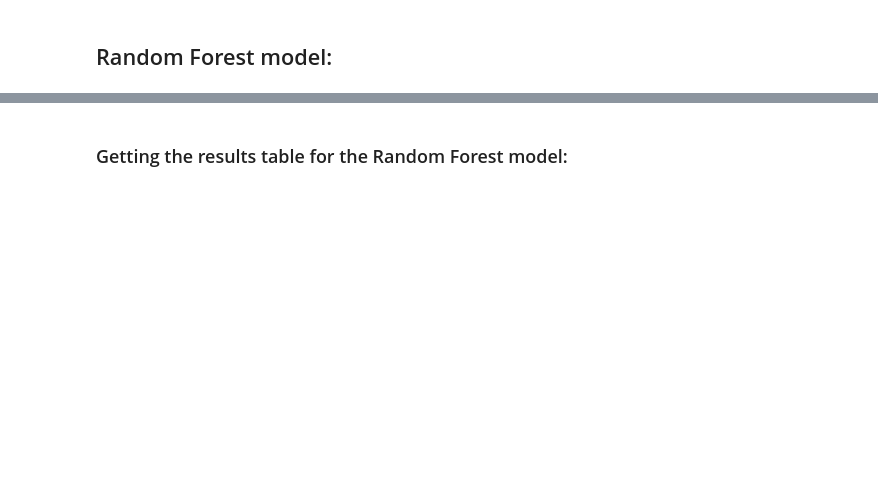
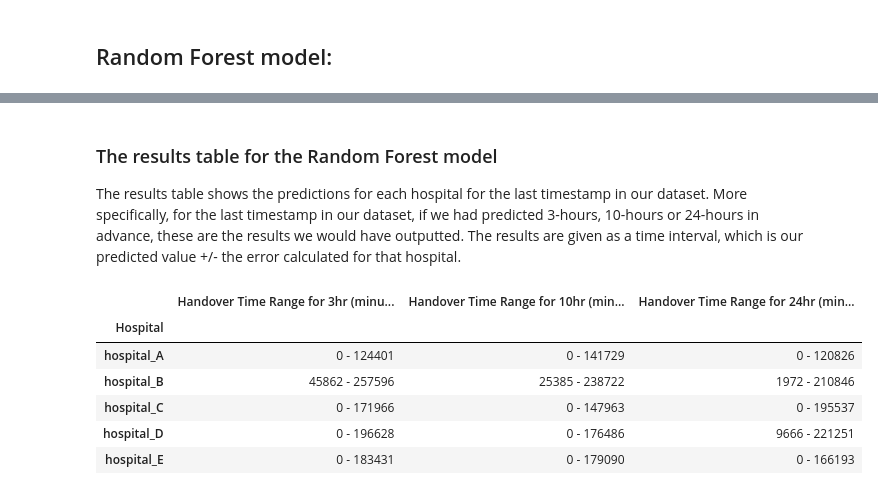
Before and after one commit to nhsx-mirror/skunkworks-ambulance-queueing-prediction, a Jupyter notebook: notebooks/03-modelling.ipynb, the cells around one changed output, grey strips where cells are left out. Drawn from its saved outputs; the diff is of its cells as text; code cells hidden in the pictures; blank space fills up the shorter version.

```diff
--- a/notebooks/03-modelling.ipynb
+++ b/notebooks/03-modelling.ipynb
@@ -236,7 +181,19 @@ Hospital: hospital_B, Hour: 24, Starting modelling...
 # %% [markdown]
-### Getting the results table for the Random Forest model:
+### The results table for the Random Forest model
+
+The results table shows the predictions for each hospital for the last timestamp in our dataset. More specifically, for the last timestamp in our dataset, if we had predicted 3-hours, 10-hours or 24-hours in advance, these are the results we would have outputted. The results are given as a time interval, which is our predicted value +/- the error calculated for that hospital.
 # %%
 fake_random_forest_results_table = make_handover_times_results_table(random_forest_fake_results_df, coloured_output=False)
 df_results = fake_random_forest_results_table
 df_results.to_csv('../outputs/random_forest_results_table.csv')
+
+df_results
+# %% [output]
+|  | Handover Time Range for 3hr (minu... | Handover Time Range for 10hr (min... | Handover Time Range for 24hr (min... |
+| Hospital |  |  |  |
+| hospital_A | 0 - 124401 | 0 - 141729 | 0 - 120826 |
+| hospital_B | 45862 - 257596 | 25385 - 238722 | 1972 - 210846 |
+| hospital_C | 0 - 171966 | 0 - 147963 | 0 - 195537 |
+| hospital_D | 0 - 196628 | 0 - 176486 | 9666 - 221251 |
+| hospital_E | 0 - 183431 | 0 - 179090 | 0 - 166193 |
 # %% [markdown]
```
Also changed, not shown: parts of 22 cells of this notebook.
